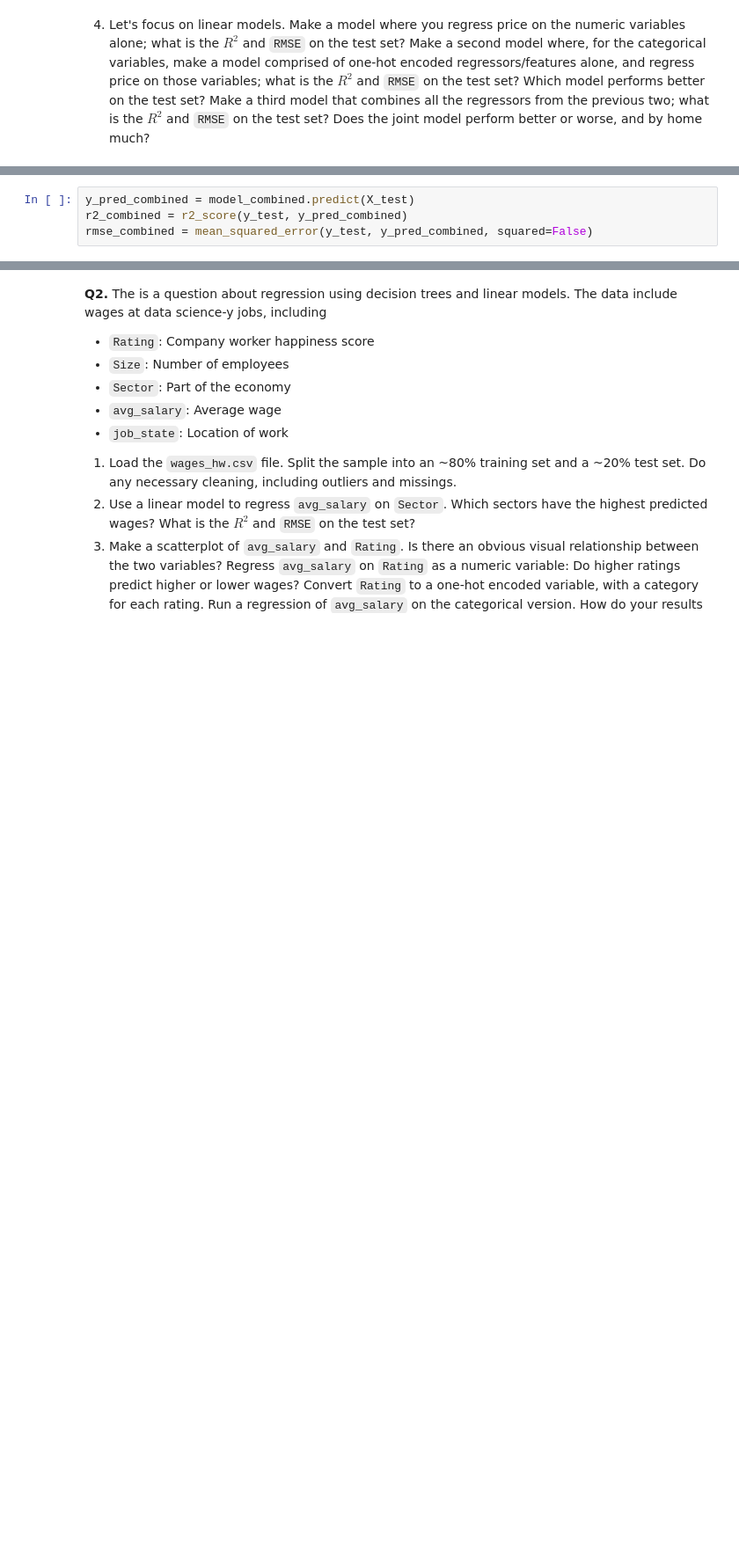
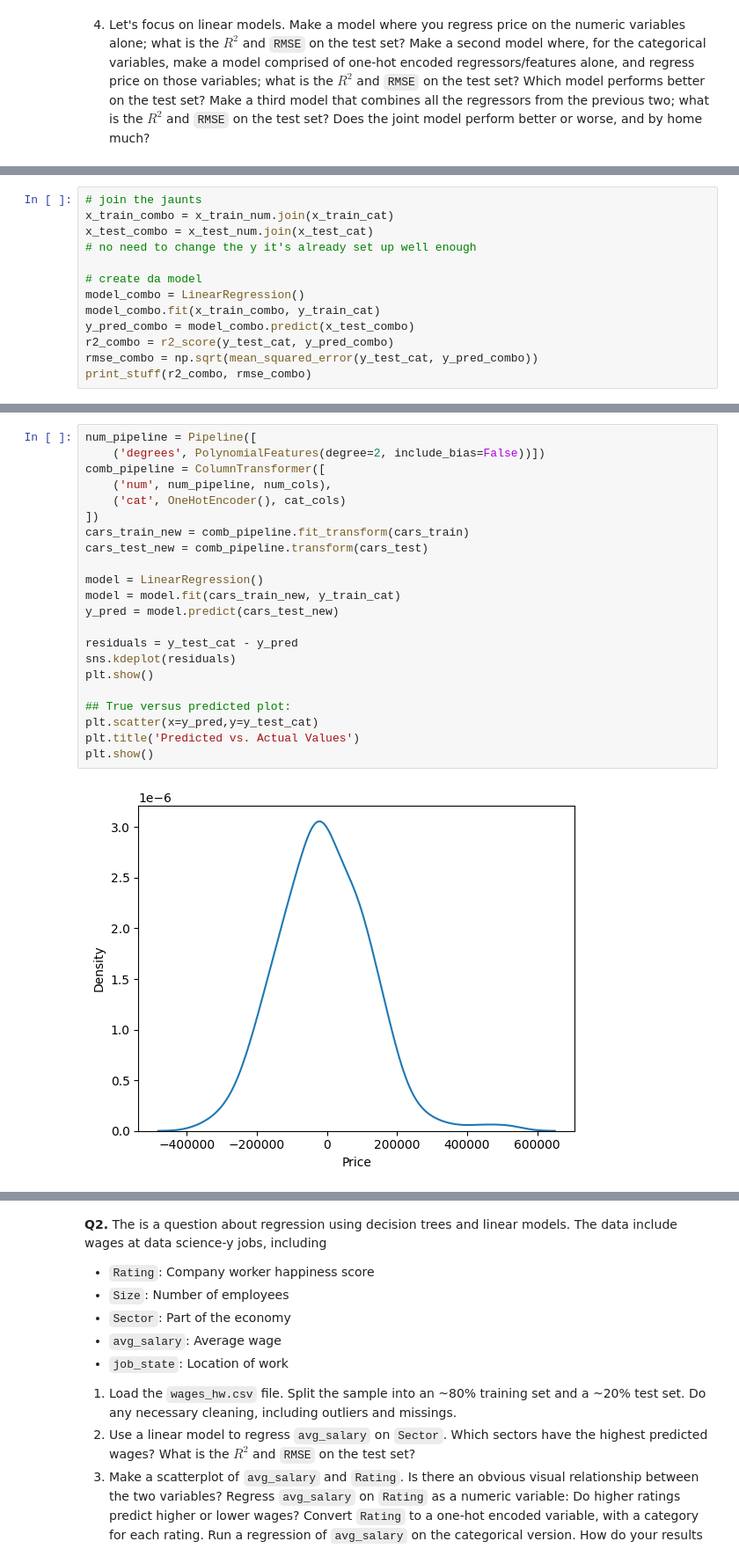
Before and after one commit to charlie-perez-35/DS3001assignment4, a Jupyter notebook: assignment4.ipynb, the cells around one changed output, grey strips where cells are left out. Shown at 88% size. Drawn from its saved outputs; the diff is of its cells as text; blank space fills up the shorter version.

```diff
--- a/assignment4.ipynb
+++ b/assignment4.ipynb
@@ -204,4 +222,13 @@ rmse_categorical = mean_squared_error(y_test, y_pred_categorical, squared=False)
 # %%
-y_pred_combined = model_combined.predict(X_test)
-r2_combined = r2_score(y_test, y_pred_combined)
-rmse_combined = mean_squared_error(y_test, y_pred_combined, squared=False)
+# join the jaunts
+x_train_combo = x_train_num.join(x_train_cat)
+x_test_combo = x_test_num.join(x_test_cat)
+# no need to change the y it's already set up well enough
+
+# create da model
+model_combo = LinearRegression()
+model_combo.fit(x_train_combo, y_train_cat)
+y_pred_combo = model_combo.predict(x_test_combo)
+r2_combo = r2_score(y_test_cat, y_pred_combo)
+rmse_combo = np.sqrt(mean_squared_error(y_test_cat, y_pred_combo))
+print_stuff(r2_combo, rmse_combo)
@@ -209,0 +311,24 @@ from sklearn.preprocessing import PolynomialFeatures
+# %%
+num_pipeline = Pipeline([
+    ('degrees', PolynomialFeatures(degree=2, include_bias=False))])
+comb_pipeline = ColumnTransformer([
+    ('num', num_pipeline, num_cols),
+    ('cat', OneHotEncoder(), cat_cols)
+])
+cars_train_new = comb_pipeline.fit_transform(cars_train)
+cars_test_new = comb_pipeline.transform(cars_test)
+
+model = LinearRegression()
+model = model.fit(cars_train_new, y_train_cat)
+y_pred = model.predict(cars_test_new)
+
+residuals = y_test_cat - y_pred
+sns.kdeplot(residuals)
+plt.show()
+
+## True versus predicted plot:
+plt.scatter(x=y_pred,y=y_test_cat)
+plt.title('Predicted vs. Actual Values')
+plt.show()
+# %% [output]
+[figure, added]
```
Also changed, not shown: parts of 46 cells of this notebook.
